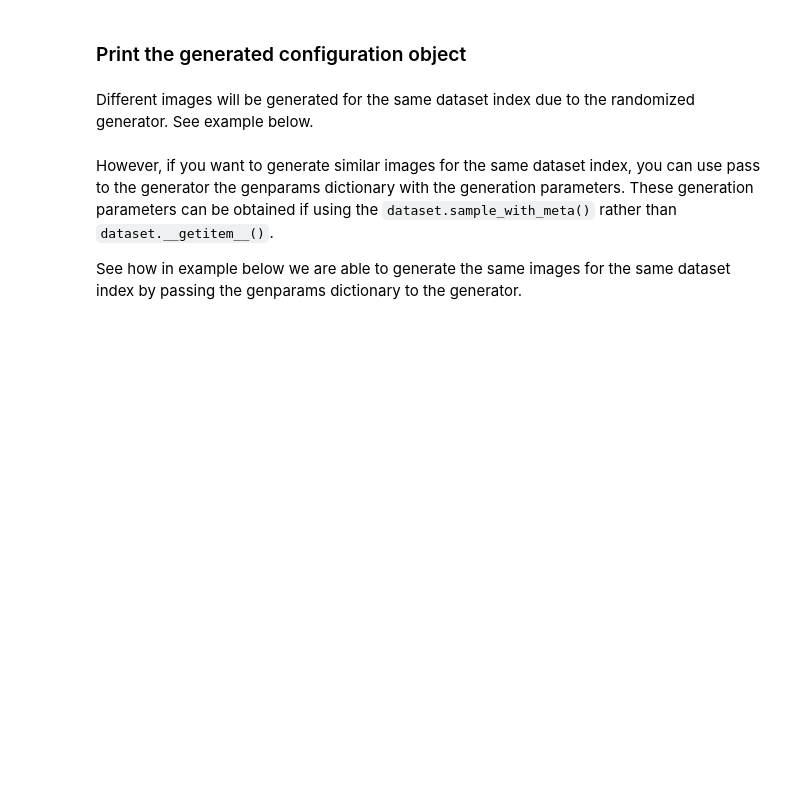
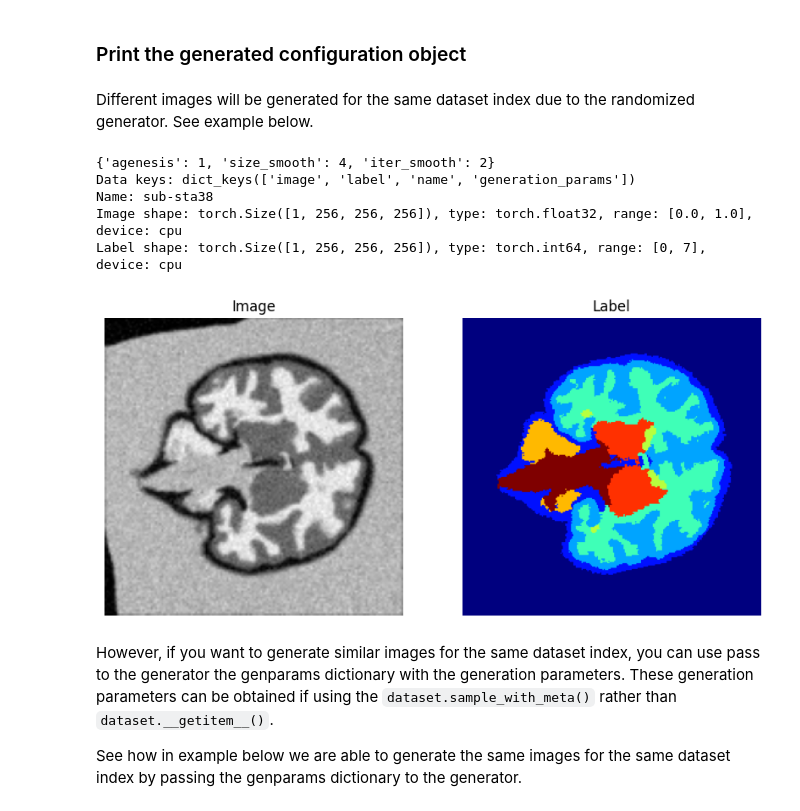
Before and after one commit to Medical-Image-Analysis-Laboratory/fetalsyngen, a Jupyter notebook: examples/generator.ipynb, the cells around one changed output. Drawn from its saved outputs; the diff is of its cells as text; code cells hidden in the pictures; blank space fills up the shorter version.

```diff
--- a/examples/generator.ipynb
+++ b/examples/generator.ipynb
@@ -175,6 +210,8 @@ from fetalsyngen.generator.model import FetalSynthGen
 from fetalsyngen.generator.augmentation.synthseg import RandBiasField, RandGamma, RandNoise, RandResample
 from fetalsyngen.generator.deformation.affine_nonrigid import  SpatialDeformation
 from fetalsyngen.generator.intensity.rand_gmm import  ImageFromSeeds
+from fetalsyngen.generator.alterations.ccAlterations import cc_Alterations
+from fetalsyngen.generator.alterations.brainAlterations import brain_Alterations
 
 
 intensity_generator = ImageFromSeeds(
@@ -195,6 +232,19 @@ resampler = RandResample(prob=0.5, max_resolution=1.5, min_resolution=0.5)
 bias_field = RandBiasField(prob=0.5, scale_min=0.004, scale_max=0.02, std_min=0.01, std_max=0.3)
 noise = RandNoise(prob=0.5, std_min=5, std_max=15)
 gamma = RandGamma(prob=0.5, gamma_std=0.1)
+brain_alter = brain_Alterations(alteration_prob= 0.6, cortex_label= 2, csf_label= 1, wm_label= 3,
+                                ventri_label= 4, cerebellum_label= 5, deep_gm_label= 6,
+                                brainstem_label= 7, cc_label= 8, min_size_smooth= 1, max_size_smooth= 5,
+                                min_iter_smooth= 1, max_iter_smooth= 3, min_size_thick= 1, max_size_thick= 2,
+                                min_size_thin= 1, ventri_max_strength= 1.5, ventri_min_strength= 0.5,
+                                ventri_max_radius= 0.45, ventri_min_radius= 0.3, left_ventri= 0,
+                                right_ventri= 0, bilateral_ventri= 0, min_size_hypo= 1, brain_alter_prob=[1.0, 0.0, 0.0, 0.0, 0.0])
+
+cc_alter = cc_Alterations(alteration_prob= 0.6, target_label= 8, min_dilation= 1, max_dilation= 3,
+                          min_erosion= 2, max_erosion= 3, min_posterior_loss= 0.25,
+                          max_posterior_loss= 0.8, min_anterior_loss= 0.2, max_anterior_loss= 0.5,
+                          min_amplitude_kinked= 1, max_amplitude_kinked= 4, min_freq_kinked= 3,
+                          max_freq_kinked= 23, cc_alter_prob= [0.0, 0.0, 0.0, 0.0, 1.0], brain_alterations=brain_alter)
 
 generator = FetalSynthGen(shape=(256, 256, 256),
                           resolution=(0.5, 0.5, 0.5),
@@ -205,6 +255,7 @@ generator = FetalSynthGen(shape=(256, 256, 256),
                           bias_field=bias_field,
                           noise=noise,
                           gamma=gamma,
+                          cc_alteration=cc_alter,
                           )
 
 dataset = FetalSynthDataset(bids_path='./../data', generator=generator,
@@ -220,3 +268,20 @@ plot_imgs(dataset[0])
+# %%
+result = dataset.sample_with_meta(0)
+genparams1 = result["generation_params"]['genparams_alteration']
+#genparams1 = dataset.generation_params['genparams_alteration']
+print(genparams1)
+plot_imgs(result)
+label = result["label"]
+sample1 = label.cpu().numpy().astype(np.uint8)
+img = nib.Nifti1Image(sample1, label.affine)
+nib.save(img, "aleterd_image.nii.gz")
+# %% [output]
+{'agenesis': 1, 'size_smooth': 4, 'iter_smooth': 2}
+Data keys: dict_keys(['image', 'label', 'name', 'generation_params'])
+Name: sub-sta38
+Image shape: torch.Size([1, 256, 256, 256]), type: torch.float32, range: [0.0, 1.0], device: cpu
+Label shape: torch.Size([1, 256, 256, 256]), type: torch.int64, range: [0, 7], device: cpu
+[figure, added]
 # %% [markdown]
 However, if you want to generate similar images for the same dataset index, you can use  pass to the generator the genparams dictionary with the generation parameters. These generation parameters can be obtained if using the `dataset.sample_with_meta()` rather than `dataset.__getitem__()`.
 
```
Also changed, not shown: parts of 9 cells of this notebook, 12 other files.
